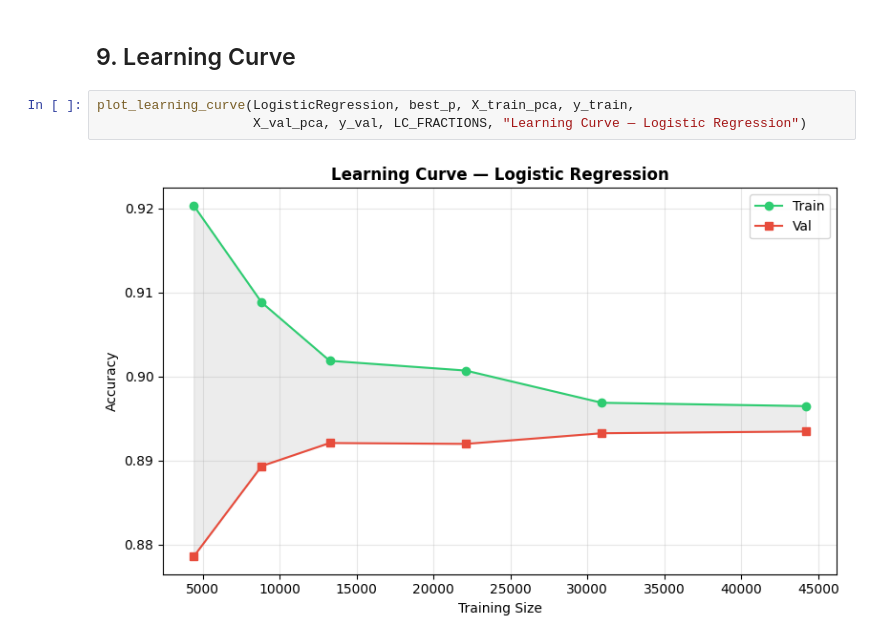
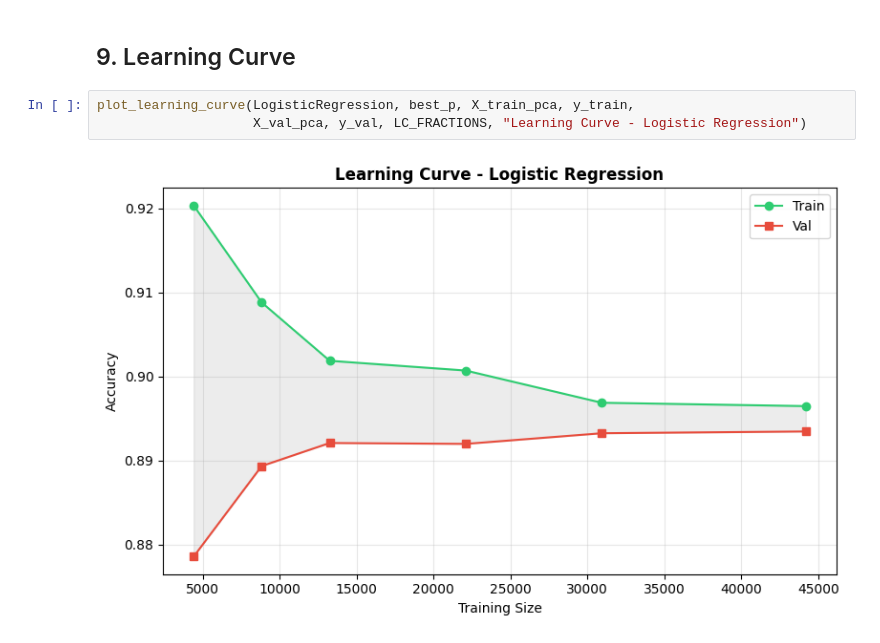
Before and after one commit to AhmedNaguib01/Machine-Learning-MNIST, a Jupyter notebook: notebooks/Phase 2/logistic_regression_multiclass.ipynb, the cells around one changed output. Cells and saved outputs as stored; diff of their text form.

```diff
--- a/notebooks/Phase 2/logistic_regression_multiclass.ipynb
+++ b/notebooks/Phase 2/logistic_regression_multiclass.ipynb
@@ -359,6 +355,6 @@ Misclassified: 1042 / 9470
 ## 9. Learning Curve
 # %%
 plot_learning_curve(LogisticRegression, best_p, X_train_pca, y_train,
-                    X_val_pca, y_val, LC_FRACTIONS, "Learning Curve — Logistic Regression")
+                    X_val_pca, y_val, LC_FRACTIONS, "Learning Curve - Logistic Regression")
 # %% [output]
-[figure, old version]
+[figure, new version]
```
Also changed, not shown: parts of 25 cells of this notebook, 1 other file.
